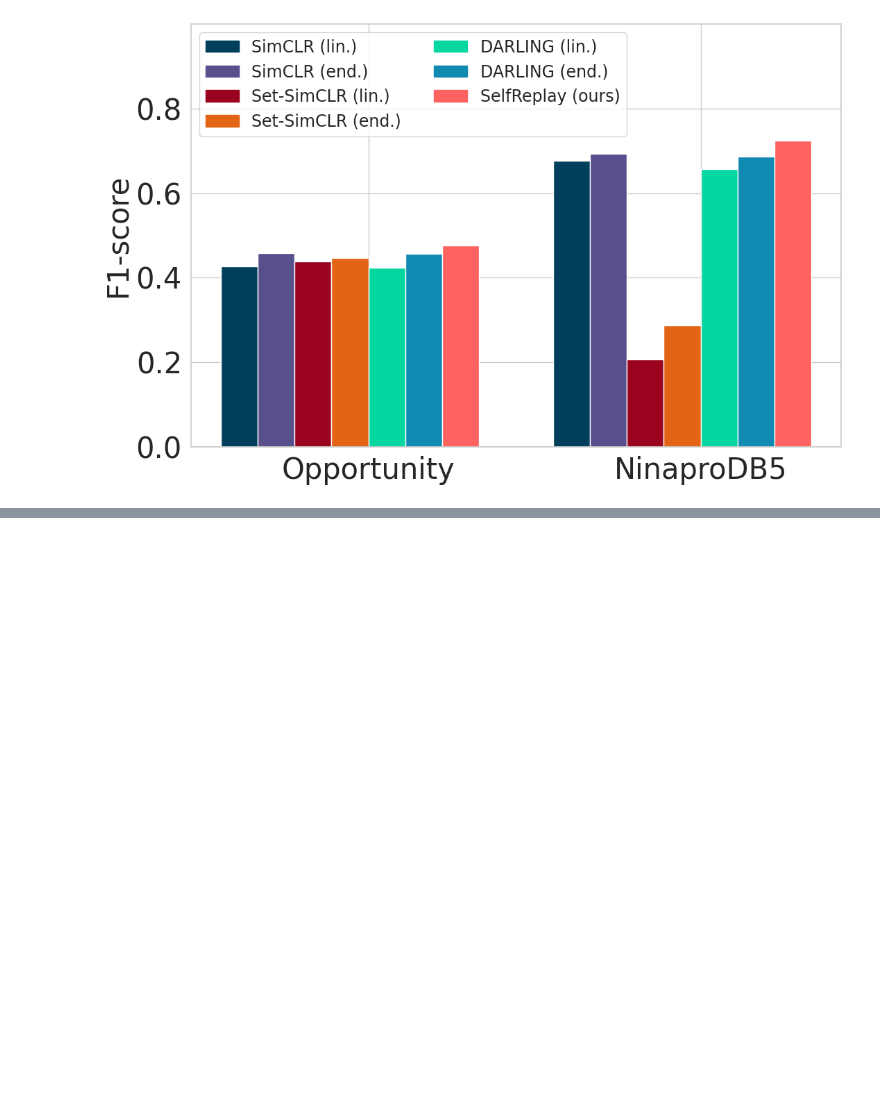
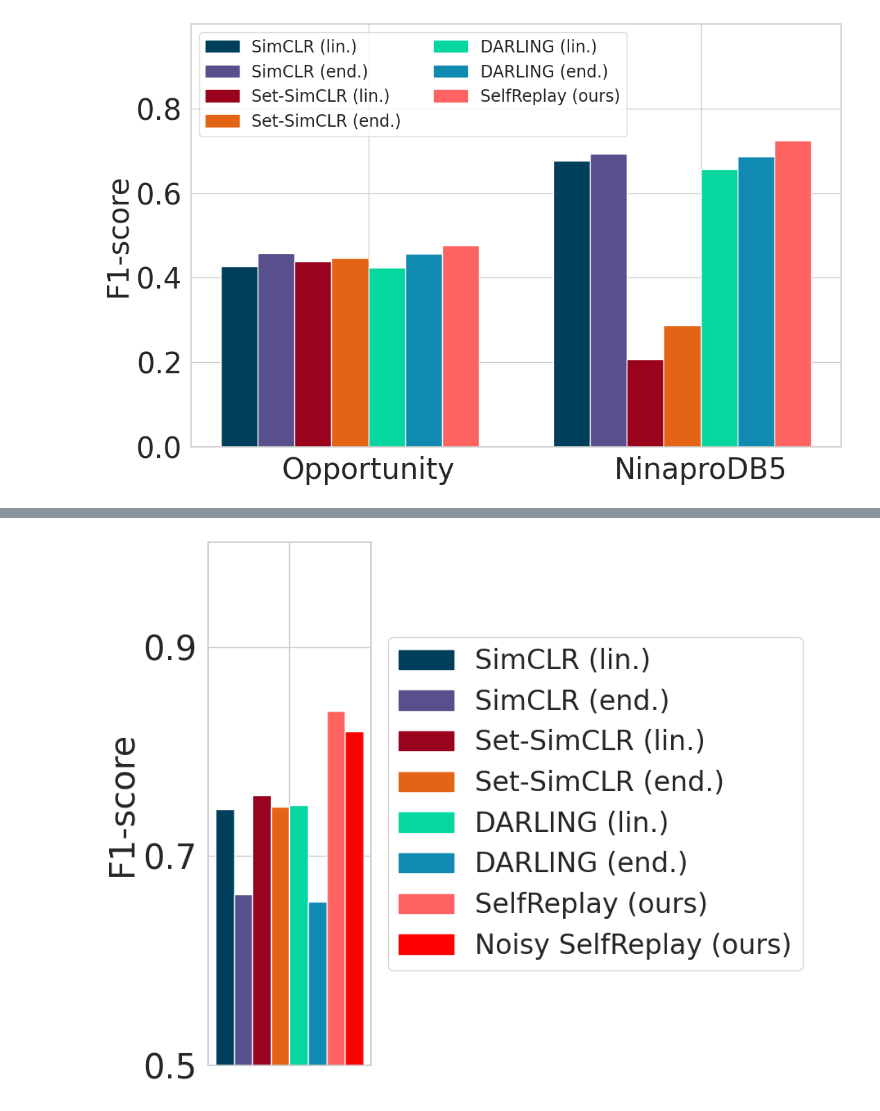
Before and after one commit to diamond264/augcon, a Jupyter notebook: visualization/sensys_plots.ipynb, the cells around one changed output, grey strips where cells are left out. Drawn from its saved outputs; the diff is of its cells as text; code cells hidden in the pictures; blank space fills up the shorter version.

```diff
--- a/visualization/sensys_plots.ipynb
+++ b/visualization/sensys_plots.ipynb
@@ -221,0 +223,93 @@ plt.show()
+# %%
+import numpy as np
+import matplotlib.pyplot as plt
+import os
+from matplotlib.patches import Patch
+
+# Updated model values
+small_model = {
+    "SimCLR (lin.)": 0.745,
+    "SimCLR (end.)": 0.663,
+    "Set-SimCLR (lin.)": 0.758,
+    "Set-SimCLR (end.)": 0.747,
+    "DARLING (lin.)": 0.749,
+    "DARLING (end.)": 0.656,
+    "SelfReplay (ours)": 0.839,
+    "Noisy SelfReplay (ours)": 0.819,
+}
+
+large_model = {
+    "SimCLR (lin.)": 0.6594,
+    "SimCLR (end.)": 0.4186,
+    "Set-SimCLR (lin.)": 0.5382,
+    "Set-SimCLR (end.)": 0.3968,
+    "DARLING (lin.)": 0.6082,
+    "DARLING (end.)": 0.3832,
+    "SelfReplay (ours)": 0.8286,
+    "Noisy SelfReplay (ours)": 0.839,
+}
+
+# Parameter values (formatted for better readability)
+num_params = ["Baselines", "1.4M"]
+
+# Define colors
+colors = {
+    "SimCLR (lin.)": "#003f5c",
+    "SimCLR (end.)": "#58508d",
+    "Set-SimCLR (lin.)": "#9a031e",
+    "Set-SimCLR (end.)": "#e36414",
+    "DARLING (lin.)": "#06d6a0",
+    "DARLING (end.)": "#118ab2",
+    "SelfReplay (ours)": "#ff6361",
+    "Noisy SelfReplay (ours)": "#FF0000",
+}
+
+# Create figure and axis
+fig, ax = plt.subplots(figsize=(9, 7))
+width = 0.2  # Width of each bar
+x = np.arange(2) * 1.8  # Spacing for small and large models
+
+# Custom legend handles and labels
+legend_handles = []
+legend_labels = []
+xtick_locs = []
+
+# Plot bars for each model
+for i, model in enumerate(["Small"]):
+    data = small_model if model == "Small" else large_model
+    for j, (method, value) in enumerate(data.items()):
+        bars = ax.bar(x[i] + width * j, value, width, color=colors[method])
+
+    xtick_locs.append(x[i] + width * 3.5)
+    # ax.text(x[i] + width * 3.5, 0.01, num_params[i], ha='center', fontsize=17)
+
+# Set x-axis labels as "Number of Parameters"
+ax.set_xticks(xtick_locs)
+# remove xtick labels
+ax.set_xticklabels([])
+# ax.set_xticklabels(num_params, fontsize=30)
+# ax.set_xlabel("Number of Parameters", fontsize=30)
+
+# Customize y-axis
+ax.set_ylim(0.5, 1)
+ax.set_yticks(np.arange(0.5, 1, 0.2))
+ax.tick_params(axis='y', labelsize=30)
+ax.set_ylabel("F1-score", fontsize=30)
+
+# Add legend
+for method in colors.keys():
+    legend_handles.append(Patch(color=colors[method], label=method))
+    legend_labels.append(method)
+# ax.legend(handles=legend_handles, labels=legend_labels, loc='lower left', ncols=2, fontsize=18)
+ax.legend(handles=legend_handles, labels=legend_labels, loc='center left', bbox_to_anchor=(1.02, 0.5), fontsize=24)
+
+# Save the figure
+out = os.path.join("sensys_pdfs", "noise_sensitivity.pdf")
+os.makedirs(os.path.dirname(out), exist_ok=True)
+plt.savefig(out, bbox_inches='tight')
+
+# Show the plot
+plt.tight_layout()
+plt.show()
+# %% [output]
+[figure, added]
```
Also changed, not shown: parts of 2 cells of this notebook, 3 other files.
